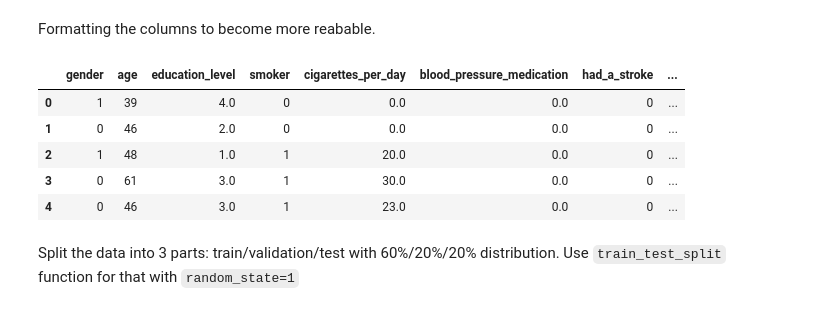
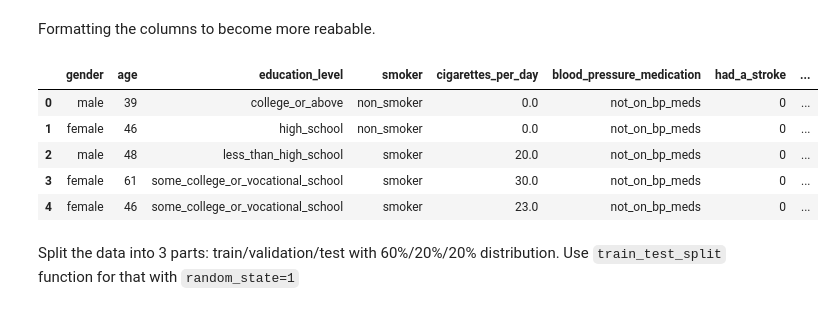
Before and after one commit to huanruizhang111/Machine-Learning-Zoomcamp-2025, a Jupyter notebook: Projects/Midterm Project/main.ipynb, the cells around one changed output. Drawn from its saved outputs; the diff is of its cells as text; code cells hidden in the pictures.

```diff
--- a/Projects/Midterm Project/main.ipynb
+++ b/Projects/Midterm Project/main.ipynb
@@ -175,3 +177,9 @@ dtype: int64
+# %%
+df['male'] = df['male'].map({1:'male', 0:'female'})
+df['education'] = df['education'].map({1:'less_than_high_school', 2:'high_school', 3:'some_college_or_vocational_school', 4:'college_or_above'})
+df['currentSmoker'] = df['currentSmoker'].map({1:'smoker', 0:'non_smoker'})
+df['BPMeds'] = df['BPMeds'].map({1:'on_bp_meds', 0:'not_on_bp_meds'})
+df['diabetes'] = df['diabetes'].map({1:'diabetic', 0:'non_diabetic'})
 # %%
 df.describe()
 # %% [output]
@@ -187,38 +195,39 @@ df.describe()
 # %% [markdown]
 Formatting the columns to become more reabable.
 # %%
-numercial_rename = {'age':'age',
+numericals_rename = {'age':'age',
                     'cigsPerDay':'cigarettes_per_day',
                     'totChol':'total_cholesterol',
                     'sysBP':'systolic_blood_pressure',
                     'diaBP':'diasolic_blood_pressure',
                     'BMI':'bmi',
                     'heartRate':'heart_rate',
                     'glucose':'glucose_level'
 }
 
-categorical_rename = {'male':'gender',
+categoricals_rename = {'male':'gender',
                'education':'education_level',
                'currentSmoker':'smoker',
                'BPMeds':'blood_pressure_medication',
                'prevalentStroke':'had_a_stroke',
                'prevalentHyp':'hypertensive',
                'diabetes':'diabetes',
                'TenYearCHD':'10year_chd_risk'}
 
-numercial = list(numercial_rename.values())
-categorical = list(categorical_rename.values())
+numericals = list(numericals_rename.values())
+categoricals = list(categoricals_rename.values())
+categoricals.remove('10year_chd_risk')
 
-df = df.rename(columns=numercial_rename)
-df = df.rename(columns=categorical_rename)
+df = df.rename(columns=numericals_rename)
+df = df.rename(columns=categoricals_rename)
 df.head()
 # %% [output]
 |  | gender | age | education_level | smoker | cigarettes_per_day | blood_pressure_medication | had_a_stroke | ... |
-| 0 | 1 | 39 | 4.0 | 0 | 0.0 | 0.0 | 0 | ... |
-| 1 | 0 | 46 | 2.0 | 0 | 0.0 | 0.0 | 0 | ... |
-| 2 | 1 | 48 | 1.0 | 1 | 20.0 | 0.0 | 0 | ... |
-| 3 | 0 | 61 | 3.0 | 1 | 30.0 | 0.0 | 0 | ... |
-| 4 | 0 | 46 | 3.0 | 1 | 23.0 | 0.0 | 0 | ... |
+| 0 | male | 39 | college_or_above | non_smoker | 0.0 | not_on_bp_meds | 0 | ... |
+| 1 | female | 46 | high_school | non_smoker | 0.0 | not_on_bp_meds | 0 | ... |
+| 2 | male | 48 | less_than_high_school | smoker | 20.0 | not_on_bp_meds | 0 | ... |
+| 3 | female | 61 | some_college_or_vocational_school | smoker | 30.0 | not_on_bp_meds | 0 | ... |
+| 4 | female | 46 | some_college_or_vocational_school | smoker | 23.0 | not_on_bp_meds | 0 | ... |
 # %% [markdown]
 Split the data into 3 parts: train/validation/test with 60%/20%/20% distribution. Use `train_test_split` function for that with `random_state=1`
 # %%
```
Also changed, not shown: parts of 7 cells of this notebook.
